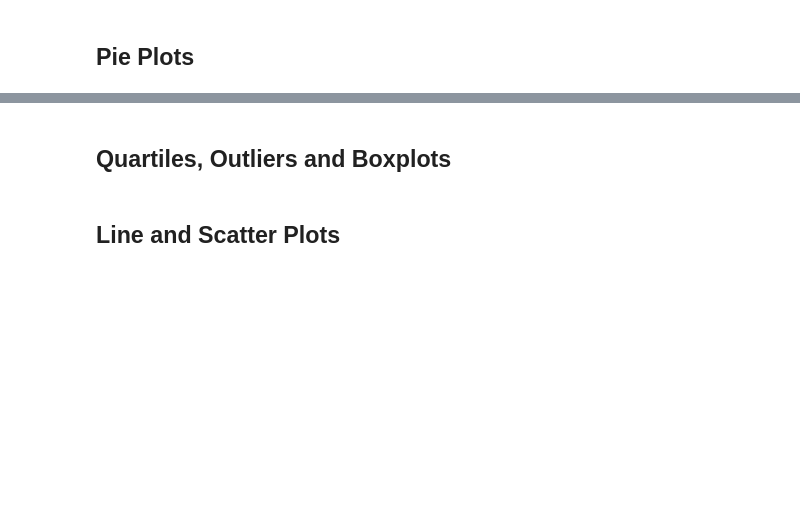
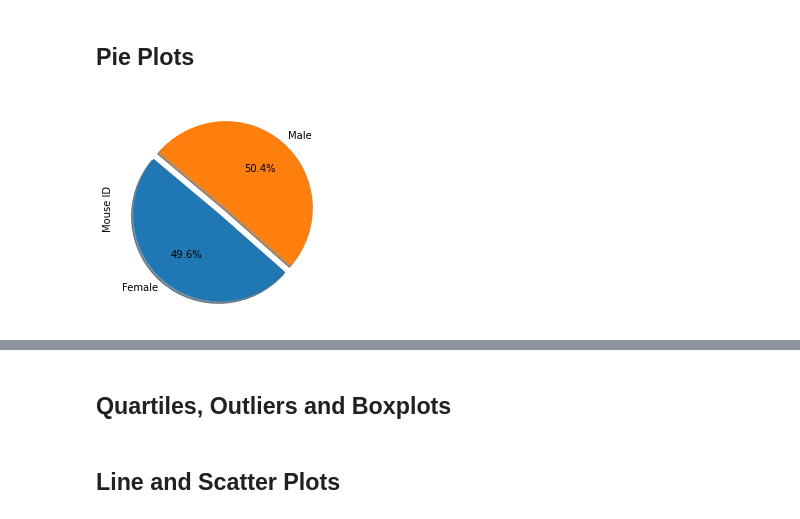
Before and after one commit to catu099/matplotlib-challege, a Jupyter notebook: pymaceuticals.ipynb, the cells around one changed output, grey strips where cells are left out. Saved outputs shown, nothing was run; the diff lists cells and outputs as text; code cells hidden in the pictures; blank space fills up the shorter version.

```diff
--- a/pymaceuticals.ipynb
+++ b/pymaceuticals.ipynb
@@ -108,3 +117,12 @@ plt.show()
 # %% [markdown]
 ## Pie Plots
+# %%
+# Generate a pie plot showing the distribution of female versus male mice using pandas
+gender_dist_df=clean_dataset.drop_duplicates(subset=["Mouse ID"])
+explode = (0.1, 0)
+gender_dist_df=gender_dist_df.groupby(["Sex"]).count()
+gender=gender_dist_df["Mouse ID"]
+pie_plot_pandas=gender.plot.pie(subplots=True,explode=explode,shadow=True,startangle=140,autopct='%1.1f%%',figsize=(4, 4))
+# %% [output]
+[figure, added]
 # %%
```
Also changed, not shown: parts of 14 cells of this notebook.
